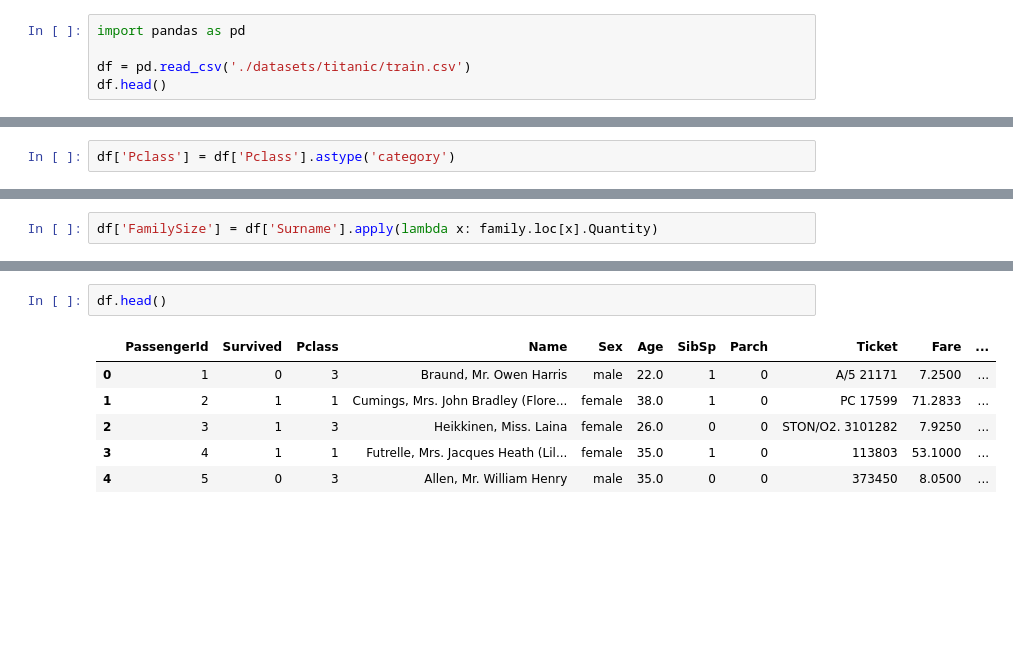
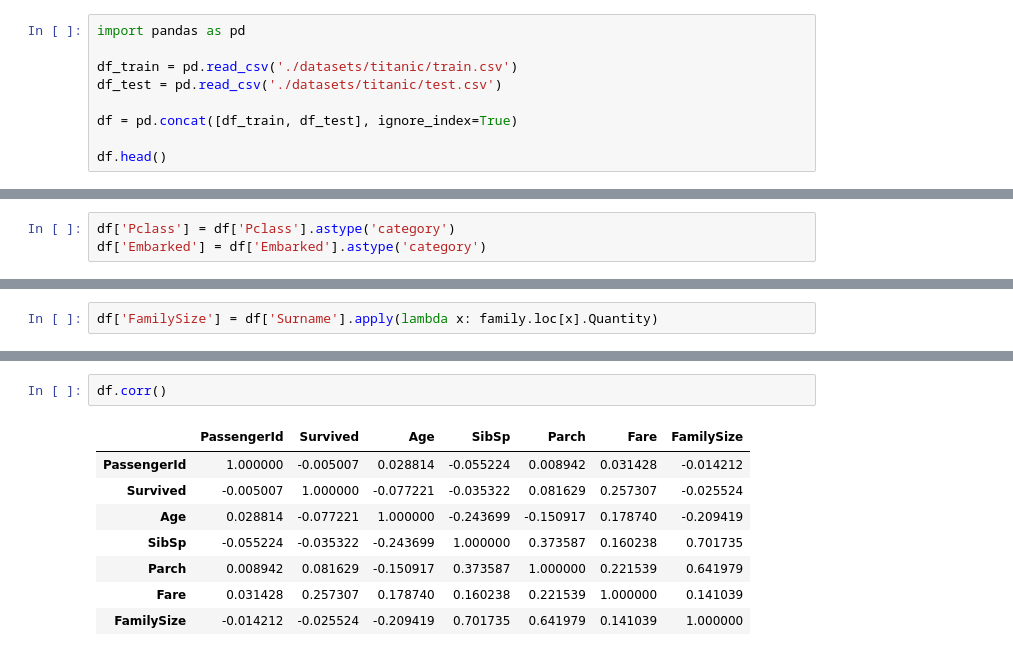
Before and after one commit to Angelicogfa/PortifolioDataScience, a Jupyter notebook: Classificação/Titanic.ipynb, the cells around one changed output, grey strips where cells are left out. Drawn from its saved outputs; the diff is of its cells as text; blank space fills up the shorter version.

```diff
--- a/Classificação/Titanic.ipynb
+++ b/Classificação/Titanic.ipynb
@@ -5,7 +5,11 @@ Este jupiter notebook tem como objetivo analisar o dataset do titanic a fim de i
 # %%
 import pandas as pd
 
-df = pd.read_csv('./datasets/titanic/train.csv')
+df_train = pd.read_csv('./datasets/titanic/train.csv')
+df_test = pd.read_csv('./datasets/titanic/test.csv')
+
+df = pd.concat([df_train, df_test], ignore_index=True)
+
 df.head()
 # %% [output]
 |  | PassengerId | Survived | Pclass | Name | Sex | Age | SibSp | Parch | Ticket | Fare | ... |
@@ -29,6 +33,7 @@ cabin|	Cabin number	|
 embarked	|Port of Embarkation|	C = Cherbourg, Q = Queenstown, S = Southampton
 # %%
 df['Pclass'] = df['Pclass'].astype('category')
+df['Embarked'] = df['Embarked'].astype('category')
 # %% [markdown]
 ## Análise exploratória
 
@@ -193,9 +285,11 @@ df['FamilySize'] = df['Surname'].apply(lambda x: family.loc[x].Quantity)
 # %%
-df.head()
+df.corr()
 # %% [output]
-|  | PassengerId | Survived | Pclass | Name | Sex | Age | SibSp | Parch | Ticket | Fare | ... |
-| 0 | 1 | 0 | 3 | Braund, Mr. Owen Harris | male | 22.0 | 1 | 0 | A/5 21171 | 7.2500 | ... |
-| 1 | 2 | 1 | 1 | Cumings, Mrs. John Bradley (Flore... | female | 38.0 | 1 | 0 | PC 17599 | 71.2833 | ... |
-| 2 | 3 | 1 | 3 | Heikkinen, Miss. Laina | female | 26.0 | 0 | 0 | STON/O2. 3101282 | 7.9250 | ... |
-| 3 | 4 | 1 | 1 | Futrelle, Mrs. Jacques Heath (Lil... | female | 35.0 | 1 | 0 | 113803 | 53.1000 | ... |
-| 4 | 5 | 0 | 3 | Allen, Mr. William Henry | male | 35.0 | 0 | 0 | 373450 | 8.0500 | ... |
+|  | PassengerId | Survived | Age | SibSp | Parch | Fare | FamilySize |
+| PassengerId | 1.000000 | -0.005007 | 0.028814 | -0.055224 | 0.008942 | 0.031428 | -0.014212 |
+| Survived | -0.005007 | 1.000000 | -0.077221 | -0.035322 | 0.081629 | 0.257307 | -0.025524 |
+| Age | 0.028814 | -0.077221 | 1.000000 | -0.243699 | -0.150917 | 0.178740 | -0.209419 |
+| SibSp | -0.055224 | -0.035322 | -0.243699 | 1.000000 | 0.373587 | 0.160238 | 0.701735 |
+| Parch | 0.008942 | 0.081629 | -0.150917 | 0.373587 | 1.000000 | 0.221539 | 0.641979 |
+| Fare | 0.031428 | 0.257307 | 0.178740 | 0.160238 | 0.221539 | 1.000000 | 0.141039 |
+| FamilySize | -0.014212 | -0.025524 | -0.209419 | 0.701735 | 0.641979 | 0.141039 | 1.000000 |
```
Also changed, not shown: parts of 19 cells of this notebook, 2 other files.
